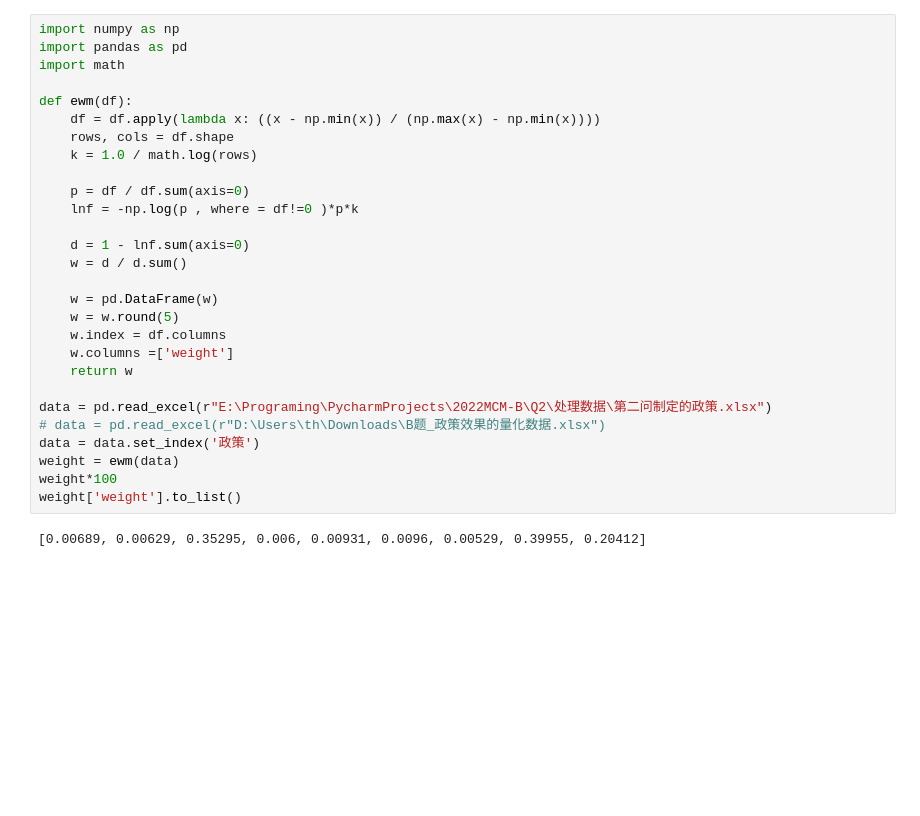
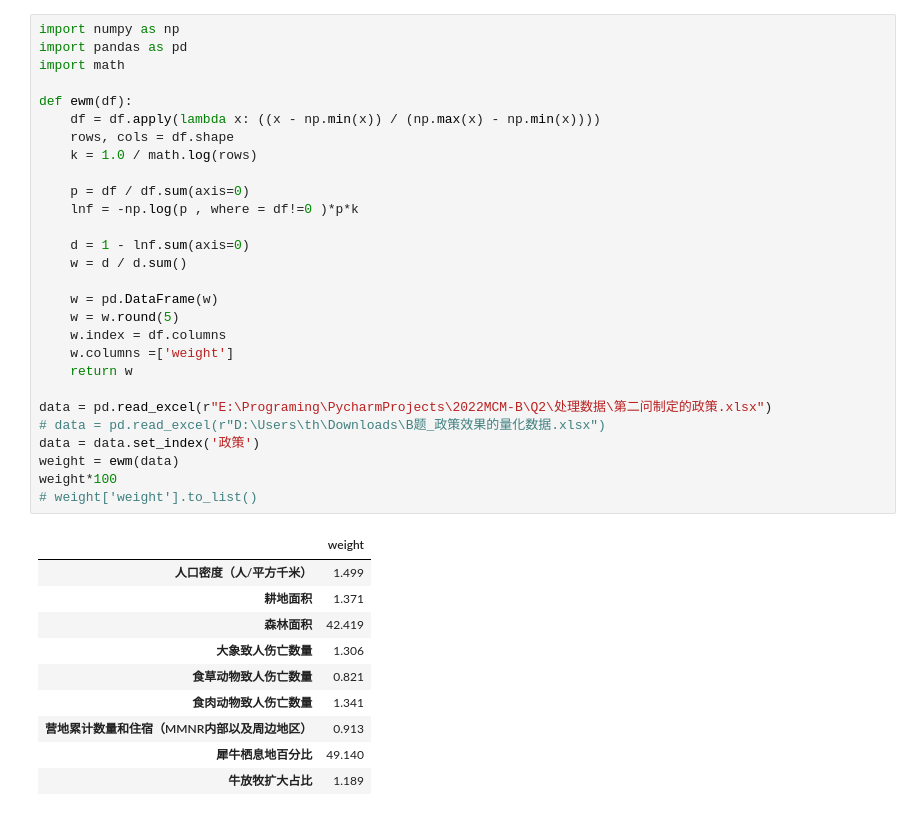
Before and after one commit to eric-gitta-moore/2022MCM-B, a Jupyter notebook: Q2/ewm.ipynb, the cells around one changed output. Saved outputs shown, nothing was run; the diff lists cells and outputs as text; blank space fills up the shorter version.

```diff
--- a/Q2/ewm.ipynb
+++ b/Q2/ewm.ipynb
@@ -1,31 +1,40 @@
 # %%
 import numpy as np
 import pandas as pd
 import math
 
 def ewm(df):
     df = df.apply(lambda x: ((x - np.min(x)) / (np.max(x) - np.min(x))))
     rows, cols = df.shape
     k = 1.0 / math.log(rows)
 
     p = df / df.sum(axis=0)
     lnf = -np.log(p , where = df!=0 )*p*k
 
     d = 1 - lnf.sum(axis=0)
     w = d / d.sum()
 
     w = pd.DataFrame(w)
     w = w.round(5)
     w.index = df.columns
     w.columns =['weight']
     return w
 
 data = pd.read_excel(r"E:\Programing\PycharmProjects\2022MCM-B\Q2\处理数据\第二问制定的政策.xlsx")
 # data = pd.read_excel(r"D:\Users\th\Downloads\B题_政策效果的量化数据.xlsx")
 data = data.set_index('政策')
 weight = ewm(data)
 weight*100
-weight['weight'].to_list()
+# weight['weight'].to_list()
 # %% [output]
-[0.00689, 0.00629, 0.35295, 0.006, 0.00931, 0.0096, 0.00529, 0.39955, 0.20412]
+|  | weight |
+| 人口密度（人/平方千米） | 1.499 |
+| 耕地面积 | 1.371 |
+| 森林面积 | 42.419 |
+| 大象致人伤亡数量 | 1.306 |
+| 食草动物致人伤亡数量 | 0.821 |
+| 食肉动物致人伤亡数量 | 1.341 |
+| 营地累计数量和住宿（MMNR内部以及周边地区） | 0.913 |
+| 犀牛栖息地百分比 | 49.140 |
+| 牛放牧扩大占比 | 1.189 |
 # %% [markdown]
```
Also changed, not shown: parts of 1 cell of this notebook, 4 other files.
